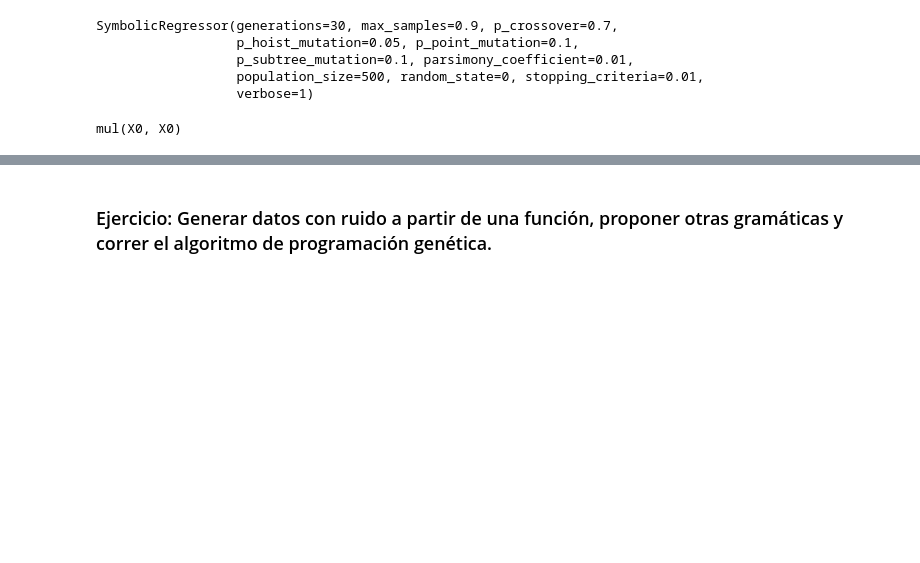
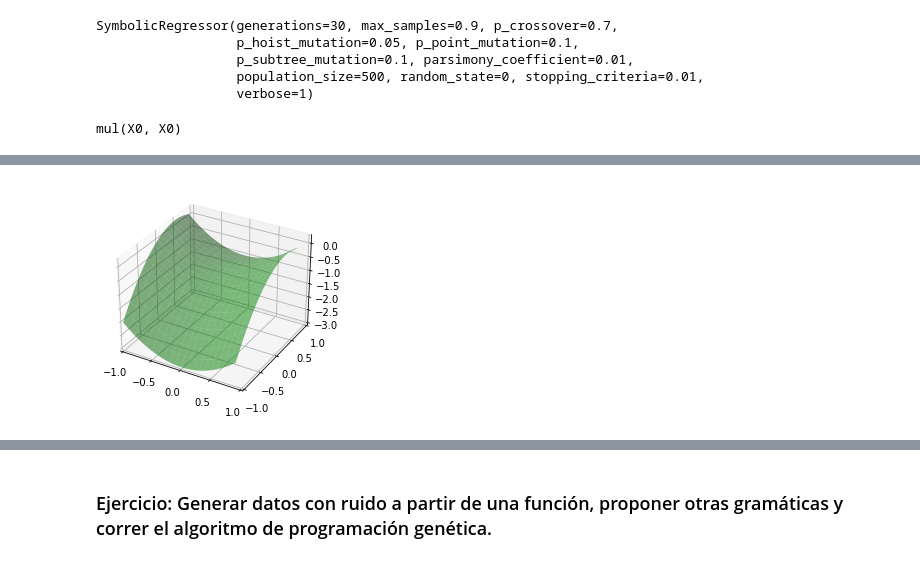
Before and after one commit to igomezv/ComputoEvolutivo, a Jupyter notebook: 6_6_Programación_genética.ipynb, the cells around one changed output, grey strips where cells are left out. Cells and saved outputs as stored; diff of their text form; code cells hidden in the pictures; blank space fills up the shorter version.

```diff
--- a/6_6_Programación_genética.ipynb
+++ b/6_6_Programación_genética.ipynb
@@ -82,0 +89,14 @@ graph
+# %%
+x0 = np.arange(-1, 1, 1/10.)
+x1 = np.arange(-1, 1, 1/10.)
+x0, x1 = np.meshgrid(x0, x1)
+y_truth = x0**2 - x1**2 + x1 - 1
+
+ax = plt.figure().add_subplot(projection='3d')
+ax.set_xlim(-1, 1)
+ax.set_ylim(-1, 1)
+surf = ax.plot_surface(x0, x1, y_truth, rstride=1, cstride=1,
+                       color='green', alpha=0.5)
+plt.show()
+# %% [output]
+[figure, added]
```
Also changed, not shown: parts of 10 cells of this notebook.
